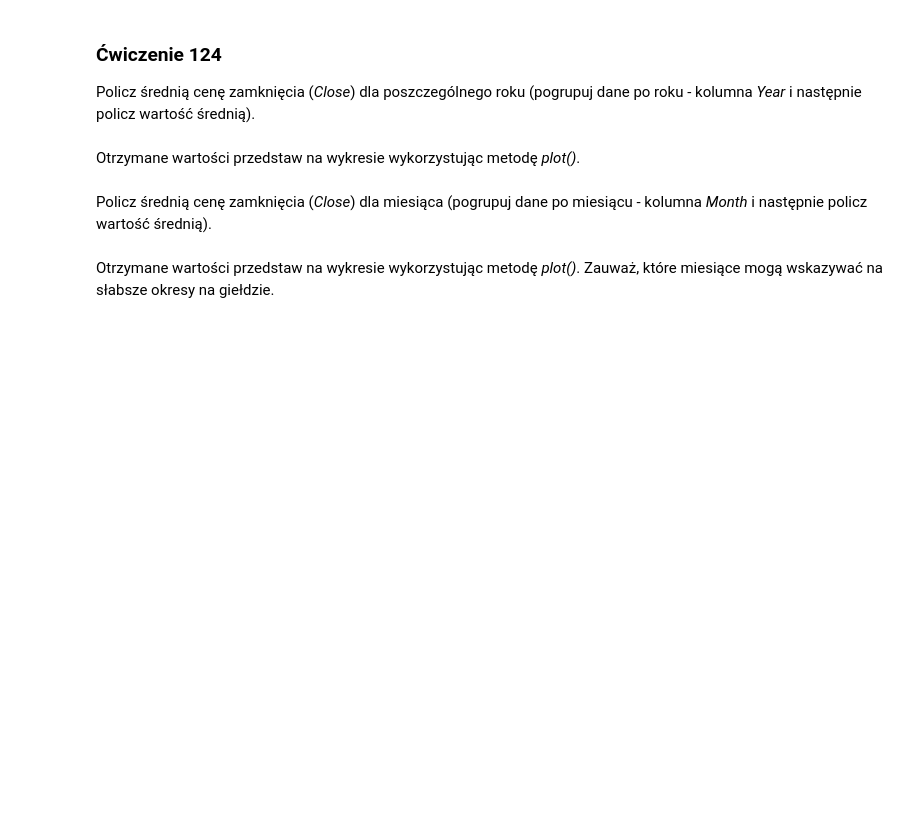
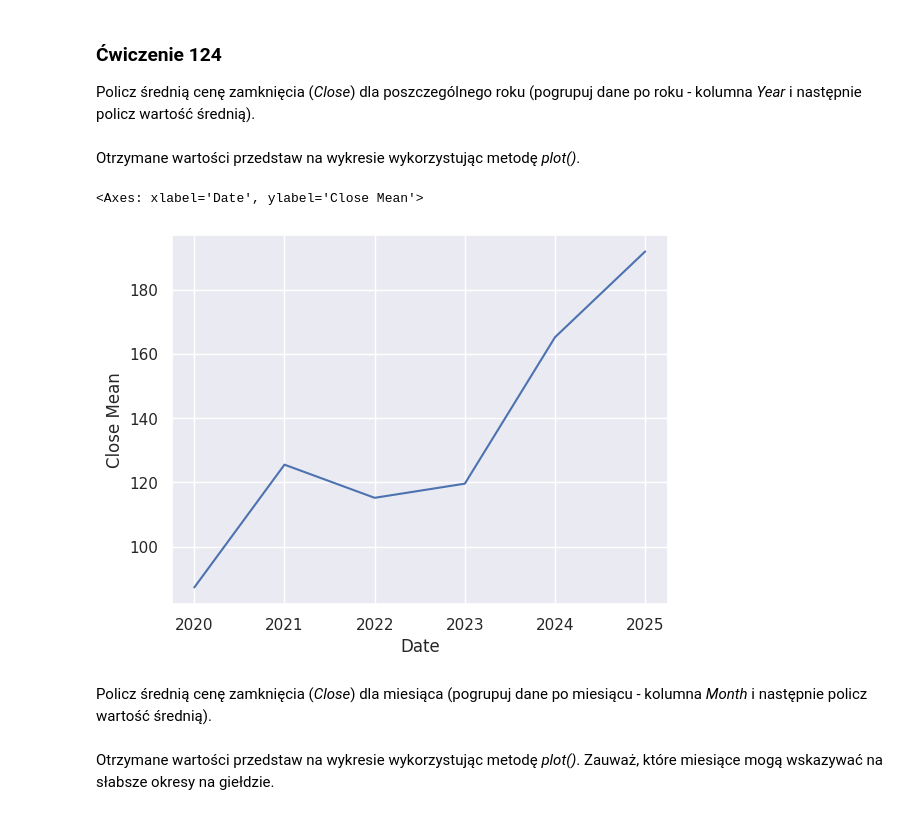
Before and after one commit to Krzesimir13/Data-Science, a Jupyter notebook: 121_130_exercises.ipynb, the cells around one changed output. Saved outputs shown, nothing was run; the diff lists cells and outputs as text; code cells hidden in the pictures; blank space fills up the shorter version.

```diff
--- a/121_130_exercises.ipynb
+++ b/121_130_exercises.ipynb
@@ -80,0 +134,3 @@ Zamień indeks _Date_ na kolumnę. Przypisz trwale zmiany do zniennej _google_.
+# %%
+google.reset_index(inplace=True)
+google.head()
@@ -84,0 +146,4 @@ Przypisz dwie nowe kolumny do obiektu _google_ dodając kolumnę z aktualnym num
+# %%
+google['Month'] = google.Date.dt.month
+google['Year'] = google.Date.dt.year
+google.Month.value_counts()
@@ -90,2 +169,4 @@ Policz średnią cenę zamknięcia (_Close_) dla poszczególnego roku (pogrupuj
+# %%
+close_year = google.groupby(google.Date.dt.year).Close.mean()
 # %% [markdown]
 Otrzymane wartości przedstaw na wykresie wykorzystując metodę _plot()_.
@@ -94,2 +173,7 @@ Otrzymane wartości przedstaw na wykresie wykorzystując metodę _plot()_.
+# %%
+close_year.plot(ylabel='Close Mean')
+# %% [output]
+<Axes: xlabel='Date', ylabel='Close Mean'>
+[figure, added]
 # %% [markdown]
 Policz średnią cenę zamknięcia (_Close_) dla miesiąca (pogrupuj dane po miesiącu - kolumna _Month_ i następnie policz wartość średnią).
```
Also changed, not shown: parts of 36 cells of this notebook.
